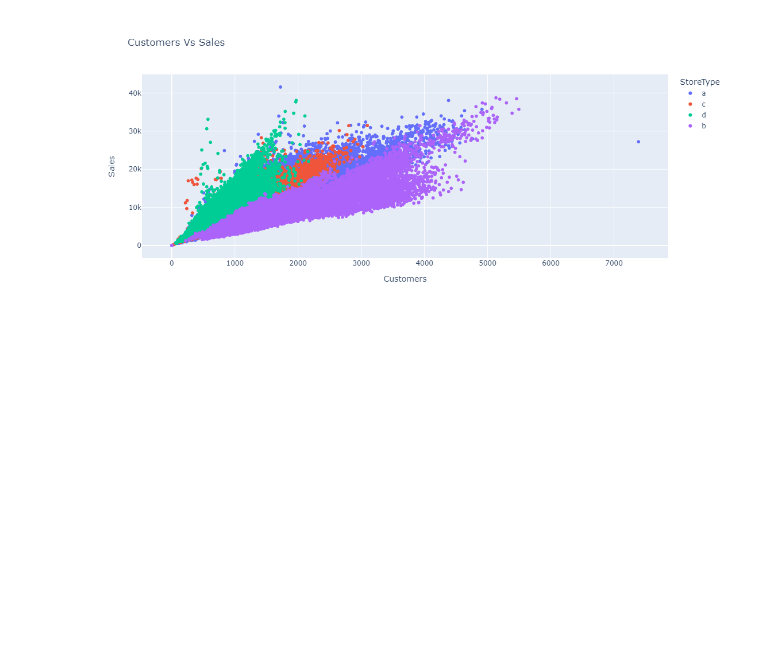
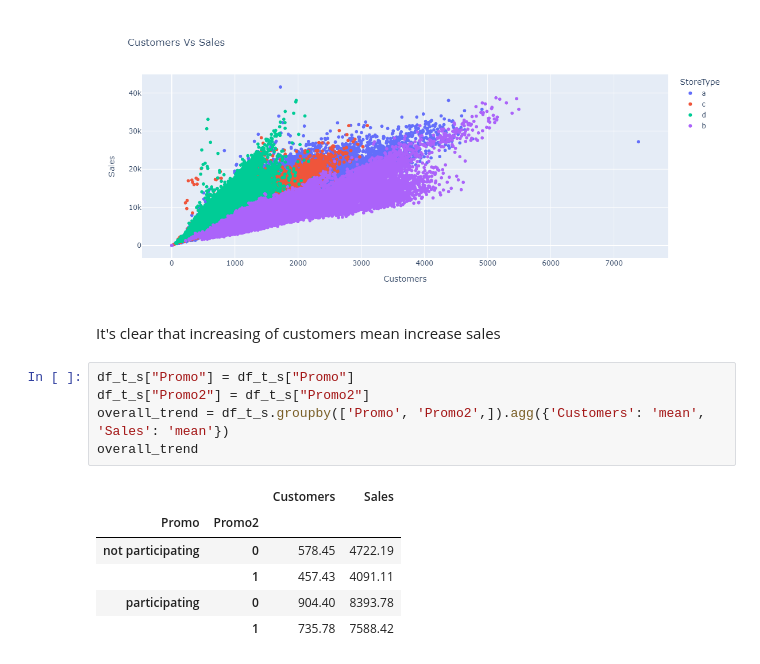
Before and after one commit to rafaesam/pharmaceutical_sales_prediction, a Jupyter notebook: notebooks/exploratory_data_analysis.ipynb, the cells around one changed output. Drawn from its saved outputs; the diff is of its cells as text; blank space fills up the shorter version.

```diff
--- a/notebooks/exploratory_data_analysis.ipynb
+++ b/notebooks/exploratory_data_analysis.ipynb
@@ -170,3 +170,17 @@ Image(pl.to_image(fig, format='png', width=1100))
 # fig.show()
 # %% [output]
 [figure]
+# %% [markdown]
+It's clear that increasing of customers mean increase sales
+# %%
+df_t_s["Promo"] = df_t_s["Promo"]
+df_t_s["Promo2"] = df_t_s["Promo2"]
+overall_trend = df_t_s.groupby(['Promo', 'Promo2',]).agg({'Customers': 'mean', 'Sales': 'mean'})
+overall_trend
+# %% [output]
+|  |  | Customers | Sales |
+| Promo | Promo2 |  |  |
+| not participating | 0 | 578.45 | 4722.19 |
+|  | 1 | 457.43 | 4091.11 |
+| participating | 0 | 904.40 | 8393.78 |
+|  | 1 | 735.78 | 7588.42 |
```
Also changed, not shown: parts of 1 cell of this notebook.
